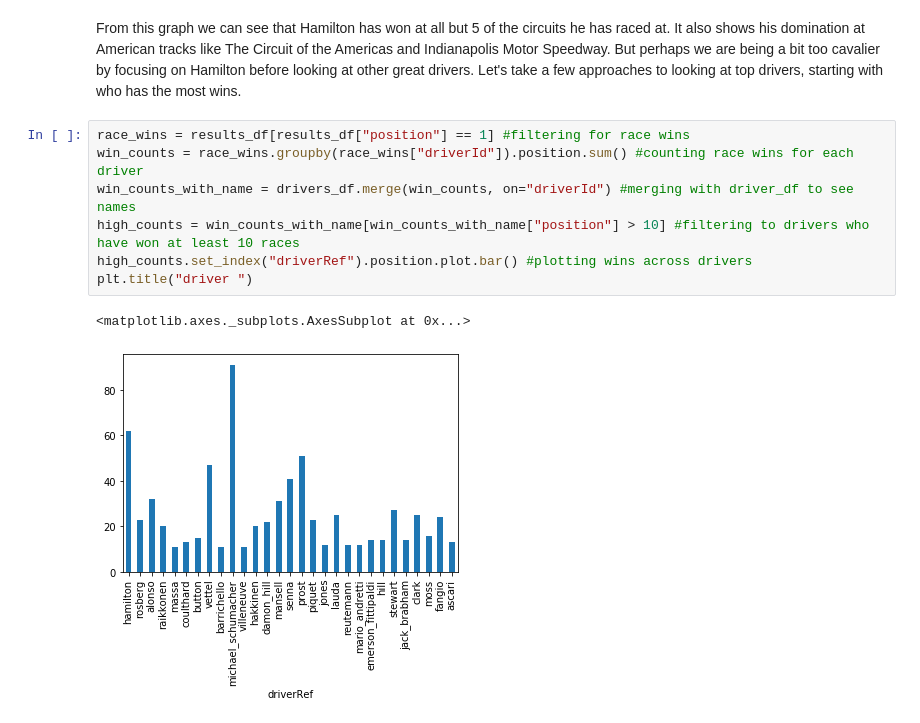
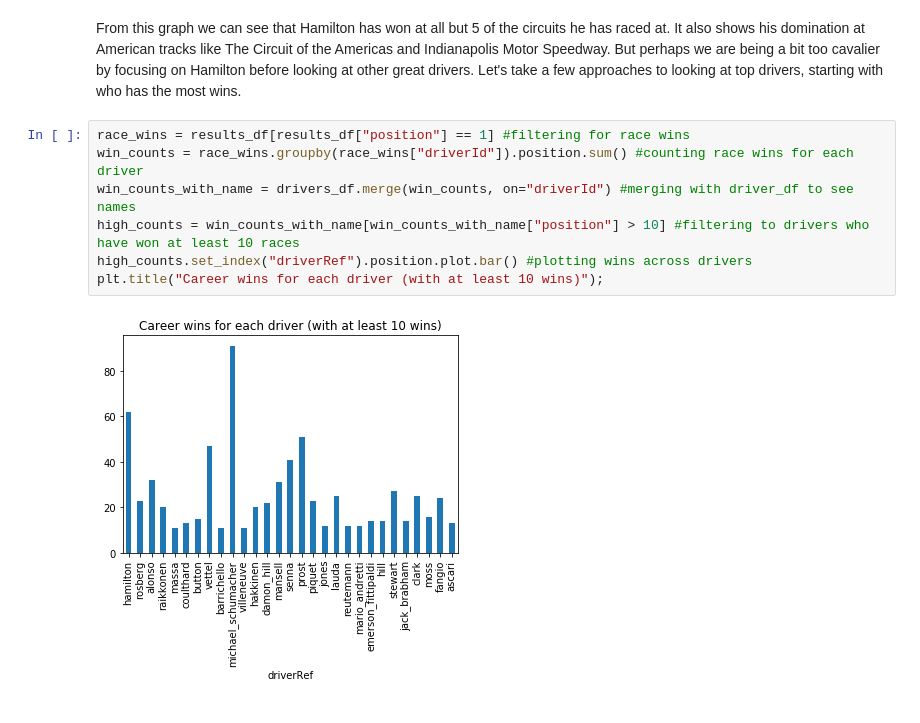
Before and after one commit to mroc170/mroc170.github.io, a Jupyter notebook: index.ipynb, the cells around one changed output. Cells and saved outputs as stored; diff of their text form.

```diff
--- a/index.ipynb
+++ b/index.ipynb
@@ -129,10 +129,9 @@ But perhaps we are being a bit too cavalier by focusing on Hamilton before looki
 # %%
 race_wins = results_df[results_df["position"] == 1] #filtering for race wins
 win_counts = race_wins.groupby(race_wins["driverId"]).position.sum() #counting race wins for each driver
 win_counts_with_name = drivers_df.merge(win_counts, on="driverId") #merging with driver_df to see names
 high_counts = win_counts_with_name[win_counts_with_name["position"] > 10] #filtering to drivers who have won at least 10 races
 high_counts.set_index("driverRef").position.plot.bar() #plotting wins across drivers
-plt.title("driver ")
+plt.title("Career wins for each driver (with at least 10 wins)");
 # %% [output]
-<matplotlib.axes._subplots.AxesSubplot at 0x...>
-[figure, old version]
+[figure, new version]
```
Also changed, not shown: 1 other file.
